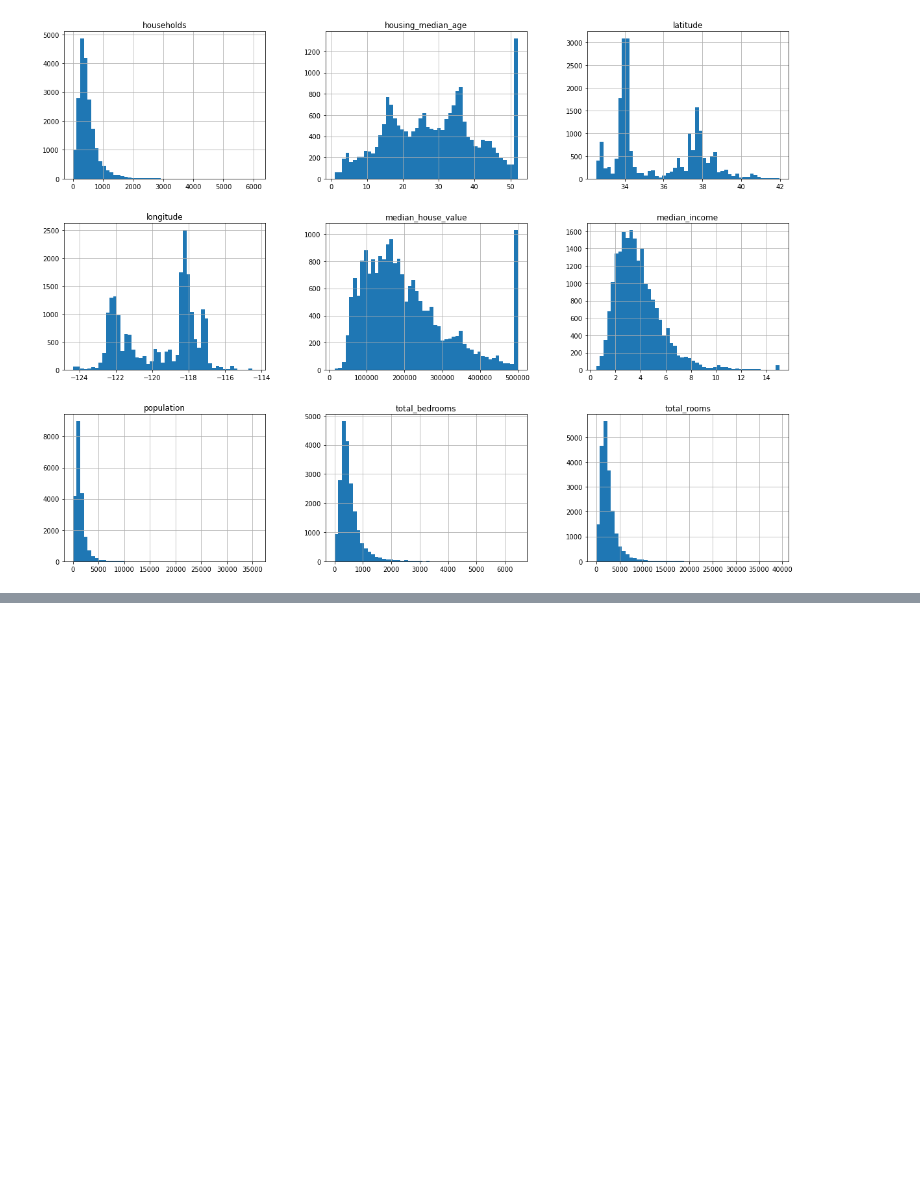
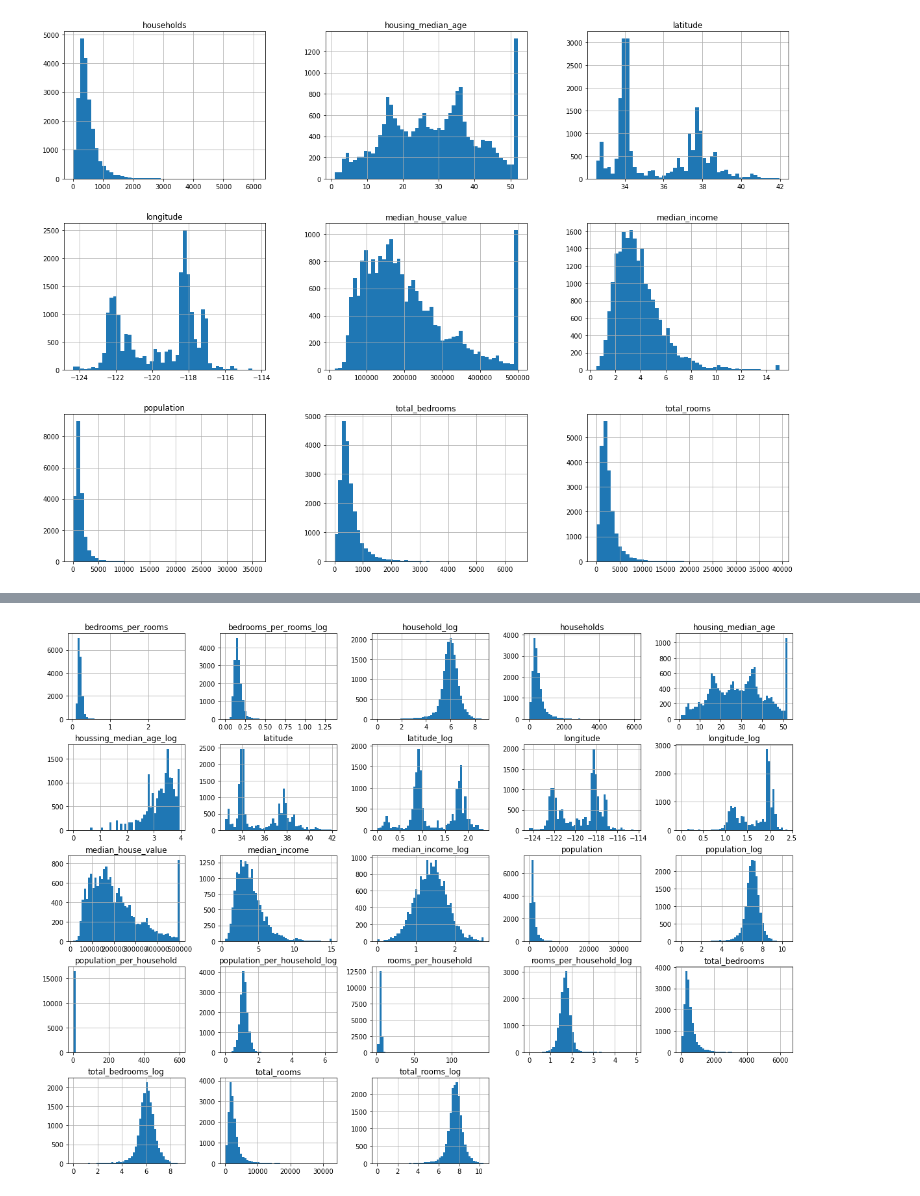
Before and after one commit to LHKode/Machine-Learning, a Jupyter notebook: house_predict.ipynb, the cells around one changed output, grey strips where cells are left out. Saved outputs shown, nothing was run; the diff lists cells and outputs as text; code cells hidden in the pictures; blank space fills up the shorter version.

```diff
--- a/house_predict.ipynb
+++ b/house_predict.ipynb
@@ -207,0 +128,3 @@ from sklearn.metrics import mean_squared_error
+# %%
+median = df_train["total_bedrooms"].median()
+df_train["total_bedrooms"].fillna(median, inplace = True)
@@ -207,0 +152,4 @@ from sklearn.metrics import mean_squared_error
+# %%
+df_train["rooms_per_household"] = df_train["total_rooms"] / df_train["households"]
+df_train["bedrooms_per_rooms"] = df_train["total_bedrooms"] / df_train["total_rooms"]
+df_train["population_per_household"] = df_train["population"] / df_train["households"]
@@ -207,0 +211,14 @@ from sklearn.metrics import mean_squared_error
+# %%
+rooms_per_household = df_train['rooms_per_household']
+population_per_household = df_train['population_per_household']
+bedrooms_per_rooms = df_train['bedrooms_per_rooms']
+# %%
+df_train["latitude_log"] = (latitude - latitude.min() + 1).transform(np.log)
+df_train["longitude_log"] = (longitude - longitude.min() + 1).transform(np.log)
+df_train["total_rooms_log"] = (total_rooms - total_rooms.min() + 1).transform(np.log)
+df_train["total_bedrooms_log"] = (total_bedrooms - total_bedrooms.min() + 1).transform(np.log)
+df_train["population_log"] = (population - population.min() + 1).transform(np.log)
+df_train["median_income_log"] = (median_income - median_income.min() + 1).transform(np.log)
+df_train["rooms_per_household_log"] = (rooms_per_household - rooms_per_household.min() + 1).transform(np.log)
+df_train["population_per_household_log"] = (population_per_household  - population_per_household.min() + 1).transform(np.log)
+df_train["bedrooms_per_rooms_log"] = (bedrooms_per_rooms   - bedrooms_per_rooms.min() + 1).transform(np.log)
@@ -207,0 +243,5 @@ from sklearn.metrics import mean_squared_error
+# %%
+df_train.hist(bins = 50, figsize= (20,15))
+plt.show()
+# %% [output]
+[figure, added]
```
Also changed, not shown: parts of 53 cells of this notebook.
